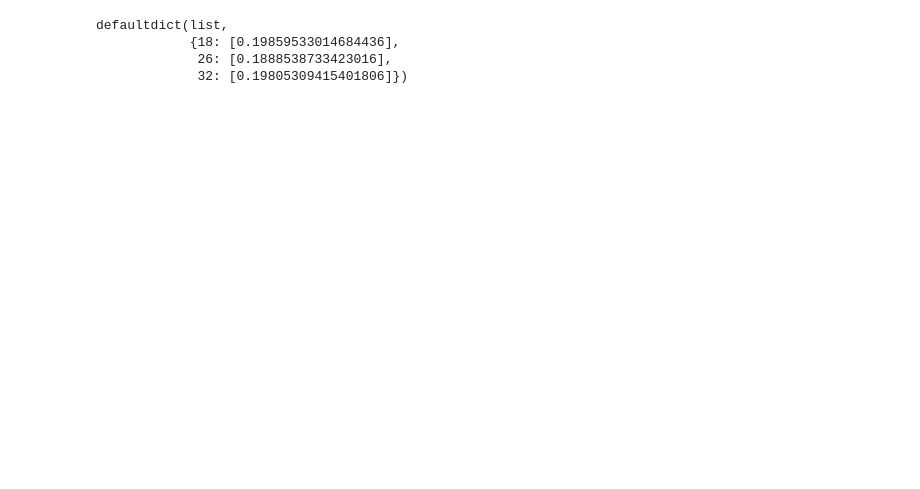
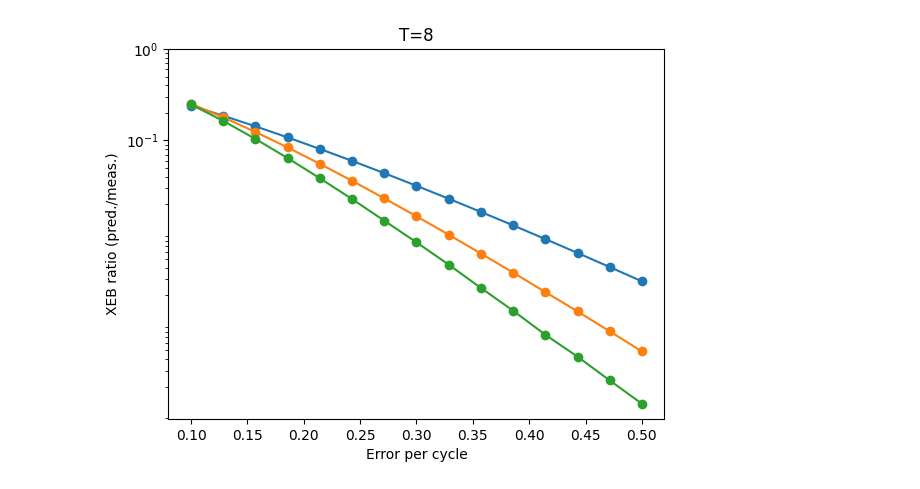
Before and after one commit to inmzhang/xebsim, a Jupyter notebook: notebooks/1d_chain_link.ipynb, the cells around one changed output. Drawn from its saved outputs; the diff is of its cells as text; code cells hidden in the pictures; blank space fills up the shorter version.

```diff
--- a/notebooks/1d_chain_link.ipynb
+++ b/notebooks/1d_chain_link.ipynb
@@ -16,10 +16,10 @@ SINGLE_QUBIT_GATES = tuple(
     for a, z in itertools.product(exponents, repeat=2)
 )
 
-MAX_DEPTH = 100
+MAX_DEPTH = 200
 # %%
 res = {}
-N = 8
+N = 10
 link_freq = 8
 n_circuits = 5
 qubits = cirq.LineQubit.range(N)
@@ -37,9 +37,10 @@ circuits = [gen_1d_chain_weak_link_random_circuit
 cycle_depths = [18, 26, 32]
 res = collections.defaultdict(list)
 
-e_paulis = np.linspace(5e-3, 2.5e-2, 1)
+e_paulis = np.linspace(5e-3, 2.5e-2, 15)
 for e_pauli in e_paulis:
-    e_dep = e_pauli / (1 - 1/2**2)
+    dim = 2 ** N
+    e_dep = e_pauli / (1 - 1/dim**2)
     noise_model = cirq.devices.noise_model.ConstantQubitNoiseModel(cirq.depolarize(e_pauli))
 
     xebs = np.mean([
@@ -50,10 +51,19 @@ for e_pauli in e_paulis:
         estimated_fidelity = (1 - e_dep) ** ((2 * d + 1) * N)
         ratio = estimated_fidelity / xebs[i]
         res[d].append(ratio)
-# %%
-res
-# %% [output]
-defaultdict(list,
-            {18: [0.19859533014684436],
-             26: [0.1888538733423016],
-             32: [0.19805309415401806]})
+# %%
+import matplotlib.pyplot as plt
+
+error_per_cycle = (e_paulis / (1 - 1/dim**2)) * 2 * N
+
+for d in cycle_depths:
+    ratios = res[d]
+    plt.plot(error_per_cycle, ratios, label=f"{d}-th cycle", marker="o")
+plt.xlabel("Error per cycle")
+plt.ylabel("XEB ratio (pred./meas.)")
+plt.yscale("log")
+plt.yticks([1e-1, 1])
+plt.title(f"T={link_freq}")
+plt.show()
+# %% [output]
+[figure, added]
```
Also changed, not shown: parts of 4 cells of this notebook, 3 other files.
